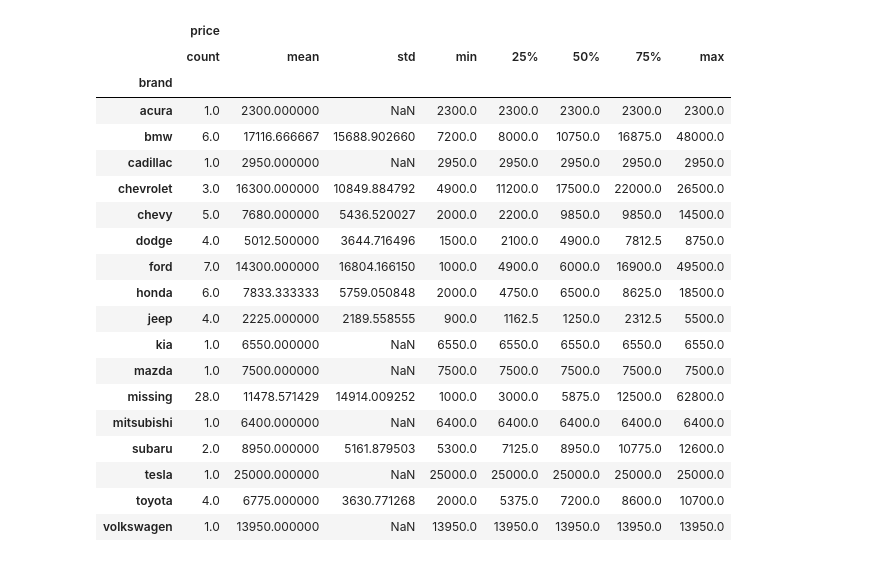
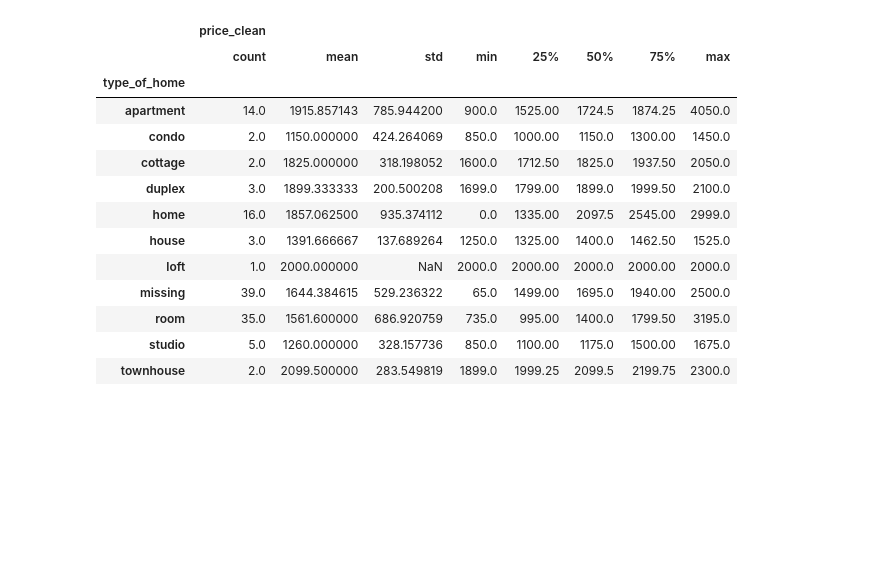
Before and after one commit to pratistha-dhungana/wrangling, a Jupyter notebook: lab/just_code.ipynb, the cells around one changed output. Saved outputs shown, nothing was run; the diff lists cells and outputs as text; code cells hidden in the pictures; blank space fills up the shorter version.

```diff
--- a/lab/just_code.ipynb
+++ b/lab/just_code.ipynb
@@ -69,11 +39,0 @@ Error processing a listing: name 'housing_types' is not defined
-# %%
-## Wrangle the data
-df = pd.DataFrame.from_dict(data)
-df['price'] = df['price'].str.replace('$','')
-df['price'] = df['price'].str.replace(',','')
-df['price'] = pd.to_numeric(df['price'],errors='coerce')
-df['year'] = pd.to_numeric(df['year'],errors='coerce')
-df['age'] = 2025-df['year']
-print(df.shape)
-df.to_csv('craigslist_cville_cars.csv')
-df.head()
@@ -186,0 +56,17 @@ Name: age, dtype: float64
+# %%
+# Recalculate price per sqft
+df['sqft'] = df['title'].str.extract(r'(\d{2,5})\s*(sq.?ft|sf|ft²|ft\^2)?', expand=False)[0]
+df['sqft'] = pd.to_numeric(df['sqft'], errors='coerce')
+
+# Clean price column
+df['price_clean'] = pd.to_numeric(df['price'].astype(str).str.replace('$', '').str.replace(',', ''), errors='coerce')
+
+df['price_per_sqft'] = df['price_clean'] / df['sqft']
+
+# Recalculate logs after correct sqft
+df['log_price'] = np.log(df['price_clean'].replace(0, np.nan))
+df['log_sqft'] = np.log(df['sqft'].replace(0, np.nan))
+df['log_price'] = df['log_price'].replace([np.inf, -np.inf], np.nan)
+df['log_sqft'] = df['log_sqft'].replace([np.inf, -np.inf], np.nan)
+
+df.head(10)
@@ -187,24 +96,18 @@ Name: age, dtype: float64
 # %%
-# Price by brand:
-df.loc[:,['price','brand']].groupby('brand').describe()
+# Price by house type:
+df.loc[:, ['price_clean', 'type_of_home']].groupby('type_of_home').describe()
 # %% [output]
-|  | price |  |  |  |  |  |  |  |
+|  | price_clean |  |  |  |  |  |  |  |
 |  | count | mean | std | min | 25% | 50% | 75% | max |
-| brand |  |  |  |  |  |  |  |  |
-| acura | 1.0 | 2300.000000 | NaN | 2300.0 | 2300.0 | 2300.0 | 2300.0 | 2300.0 |
-| bmw | 6.0 | 17116.666667 | 15688.902660 | 7200.0 | 8000.0 | 10750.0 | 16875.0 | 48000.0 |
-| cadillac | 1.0 | 2950.000000 | NaN | 2950.0 | 2950.0 | 2950.0 | 2950.0 | 2950.0 |
-| chevrolet | 3.0 | 16300.000000 | 10849.884792 | 4900.0 | 11200.0 | 17500.0 | 22000.0 | 26500.0 |
-| chevy | 5.0 | 7680.000000 | 5436.520027 | 2000.0 | 2200.0 | 9850.0 | 9850.0 | 14500.0 |
-| dodge | 4.0 | 5012.500000 | 3644.716496 | 1500.0 | 2100.0 | 4900.0 | 7812.5 | 8750.0 |
-| ford | 7.0 | 14300.000000 | 16804.166150 | 1000.0 | 4900.0 | 6000.0 | 16900.0 | 49500.0 |
-| honda | 6.0 | 7833.333333 | 5759.050848 | 2000.0 | 4750.0 | 6500.0 | 8625.0 | 18500.0 |
-| jeep | 4.0 | 2225.000000 | 2189.558555 | 900.0 | 1162.5 | 1250.0 | 2312.5 | 5500.0 |
-| kia | 1.0 | 6550.000000 | NaN | 6550.0 | 6550.0 | 6550.0 | 6550.0 | 6550.0 |
-| mazda | 1.0 | 7500.000000 | NaN | 7500.0 | 7500.0 | 7500.0 | 7500.0 | 7500.0 |
-| missing | 28.0 | 11478.571429 | 14914.009252 | 1000.0 | 3000.0 | 5875.0 | 12500.0 | 62800.0 |
-| mitsubishi | 1.0 | 6400.000000 | NaN | 6400.0 | 6400.0 | 6400.0 | 6400.0 | 6400.0 |
-| subaru | 2.0 | 8950.000000 | 5161.879503 | 5300.0 | 7125.0 | 8950.0 | 10775.0 | 12600.0 |
-| tesla | 1.0 | 25000.000000 | NaN | 25000.0 | 25000.0 | 25000.0 | 25000.0 | 25000.0 |
-| toyota | 4.0 | 6775.000000 | 3630.771268 | 2000.0 | 5375.0 | 7200.0 | 8600.0 | 10700.0 |
-| volkswagen | 1.0 | 13950.000000 | NaN | 13950.0 | 13950.0 | 13950.0 | 13950.0 | 13950.0 |
+| type_of_home |  |  |  |  |  |  |  |  |
+| apartment | 14.0 | 1915.857143 | 785.944200 | 900.0 | 1525.00 | 1724.5 | 1874.25 | 4050.0 |
+| condo | 2.0 | 1150.000000 | 424.264069 | 850.0 | 1000.00 | 1150.0 | 1300.00 | 1450.0 |
+| cottage | 2.0 | 1825.000000 | 318.198052 | 1600.0 | 1712.50 | 1825.0 | 1937.50 | 2050.0 |
+| duplex | 3.0 | 1899.333333 | 200.500208 | 1699.0 | 1799.00 | 1899.0 | 1999.50 | 2100.0 |
+| home | 16.0 | 1857.062500 | 935.374112 | 0.0 | 1335.00 | 2097.5 | 2545.00 | 2999.0 |
+| house | 3.0 | 1391.666667 | 137.689264 | 1250.0 | 1325.00 | 1400.0 | 1462.50 | 1525.0 |
+| loft | 1.0 | 2000.000000 | NaN | 2000.0 | 2000.00 | 2000.0 | 2000.00 | 2000.0 |
+| missing | 39.0 | 1644.384615 | 529.236322 | 65.0 | 1499.00 | 1695.0 | 1940.00 | 2500.0 |
+| room | 35.0 | 1561.600000 | 686.920759 | 735.0 | 995.00 | 1400.0 | 1799.50 | 3195.0 |
+| studio | 5.0 | 1260.000000 | 328.157736 | 850.0 | 1100.00 | 1175.0 | 1500.00 | 1675.0 |
+| townhouse | 2.0 | 2099.500000 | 283.549819 | 1899.0 | 1999.25 | 2099.5 | 2199.75 | 2300.0 |
```
Also changed, not shown: parts of 25 cells of this notebook.
